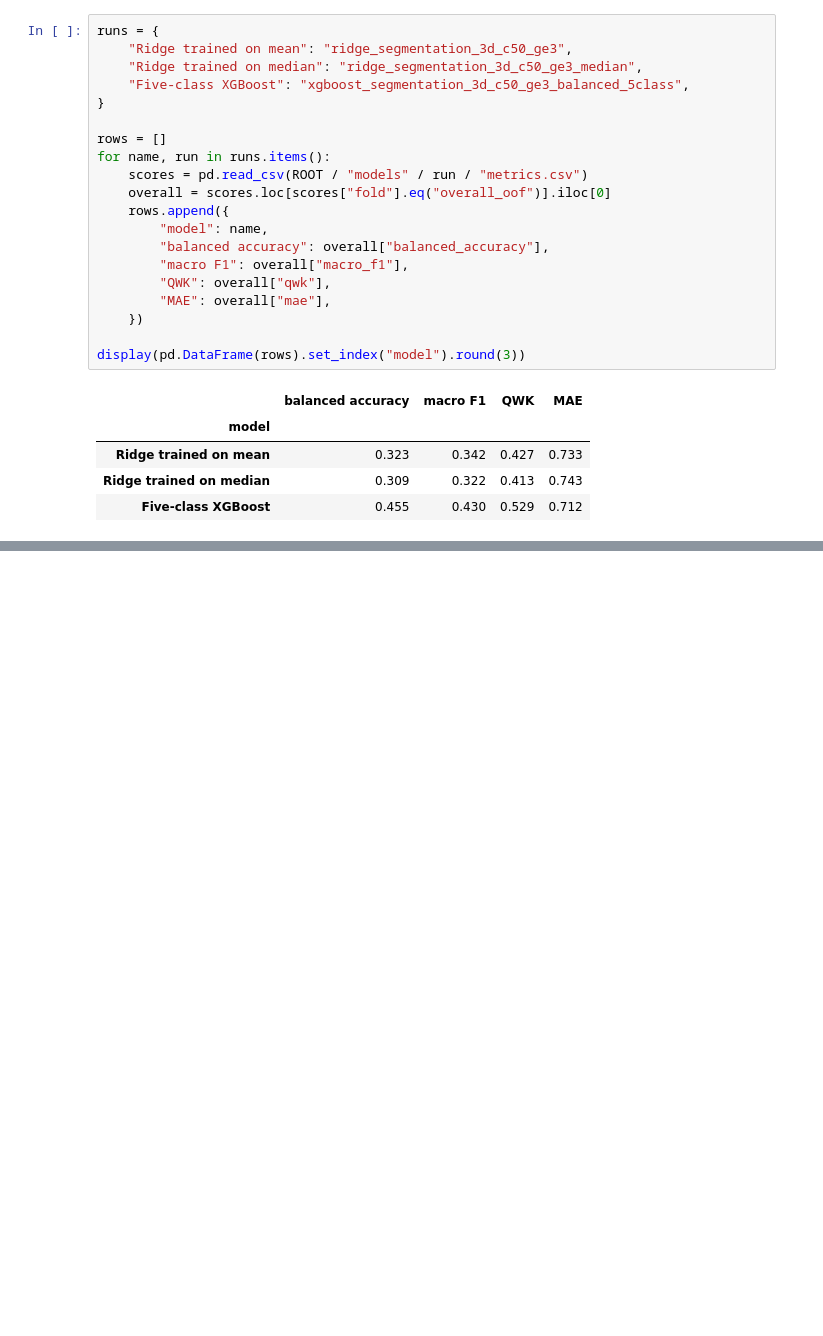
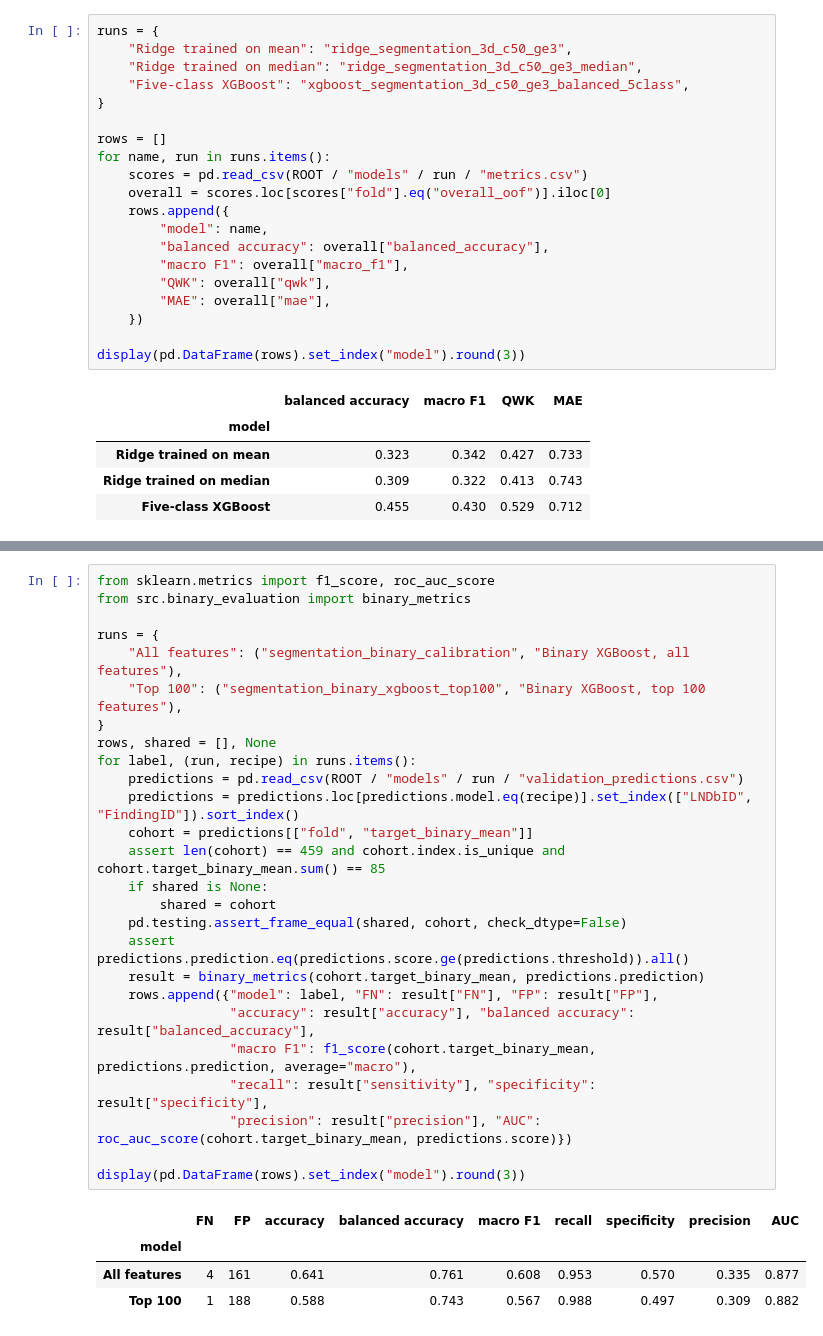
Before and after one commit to anaaaraujoo/lung-ct-classification, a Jupyter notebook: notebooks/radiomics_analysis.ipynb, the cells around one changed output, grey strips where cells are left out. Cells and saved outputs as stored; diff of their text form; blank space fills up the shorter version.

```diff
--- a/notebooks/radiomics_analysis.ipynb
+++ b/notebooks/radiomics_analysis.ipynb
@@ -626,0 +643,31 @@ display(pd.DataFrame(rows).set_index("model").round(3))
+# %%
+from sklearn.metrics import f1_score, roc_auc_score
+from src.binary_evaluation import binary_metrics
+
+runs = {
+    "All features": ("segmentation_binary_calibration", "Binary XGBoost, all features"),
+    "Top 100": ("segmentation_binary_xgboost_top100", "Binary XGBoost, top 100 features"),
+}
+rows, shared = [], None
+for label, (run, recipe) in runs.items():
+    predictions = pd.read_csv(ROOT / "models" / run / "validation_predictions.csv")
+    predictions = predictions.loc[predictions.model.eq(recipe)].set_index(["LNDbID", "FindingID"]).sort_index()
+    cohort = predictions[["fold", "target_binary_mean"]]
+    assert len(cohort) == 459 and cohort.index.is_unique and cohort.target_binary_mean.sum() == 85
+    if shared is None:
+        shared = cohort
+    pd.testing.assert_frame_equal(shared, cohort, check_dtype=False)
+    assert predictions.prediction.eq(predictions.score.ge(predictions.threshold)).all()
+    result = binary_metrics(cohort.target_binary_mean, predictions.prediction)
+    rows.append({"model": label, "FN": result["FN"], "FP": result["FP"],
+                 "accuracy": result["accuracy"], "balanced accuracy": result["balanced_accuracy"],
+                 "macro F1": f1_score(cohort.target_binary_mean, predictions.prediction, average="macro"),
+                 "recall": result["sensitivity"], "specificity": result["specificity"],
+                 "precision": result["precision"], "AUC": roc_auc_score(cohort.target_binary_mean, predictions.score)})
+
+display(pd.DataFrame(rows).set_index("model").round(3))
+# %% [output]
+|  | FN | FP | accuracy | balanced accuracy | macro F1 | recall | specificity | precision | AUC |
+| model |  |  |  |  |  |  |  |  |  |
+| All features | 4 | 161 | 0.641 | 0.761 | 0.608 | 0.953 | 0.570 | 0.335 | 0.877 |
+| Top 100 | 1 | 188 | 0.588 | 0.743 | 0.567 | 0.988 | 0.497 | 0.309 | 0.882 |
```
Also changed, not shown: parts of 13 cells of this notebook, 3 other files.
